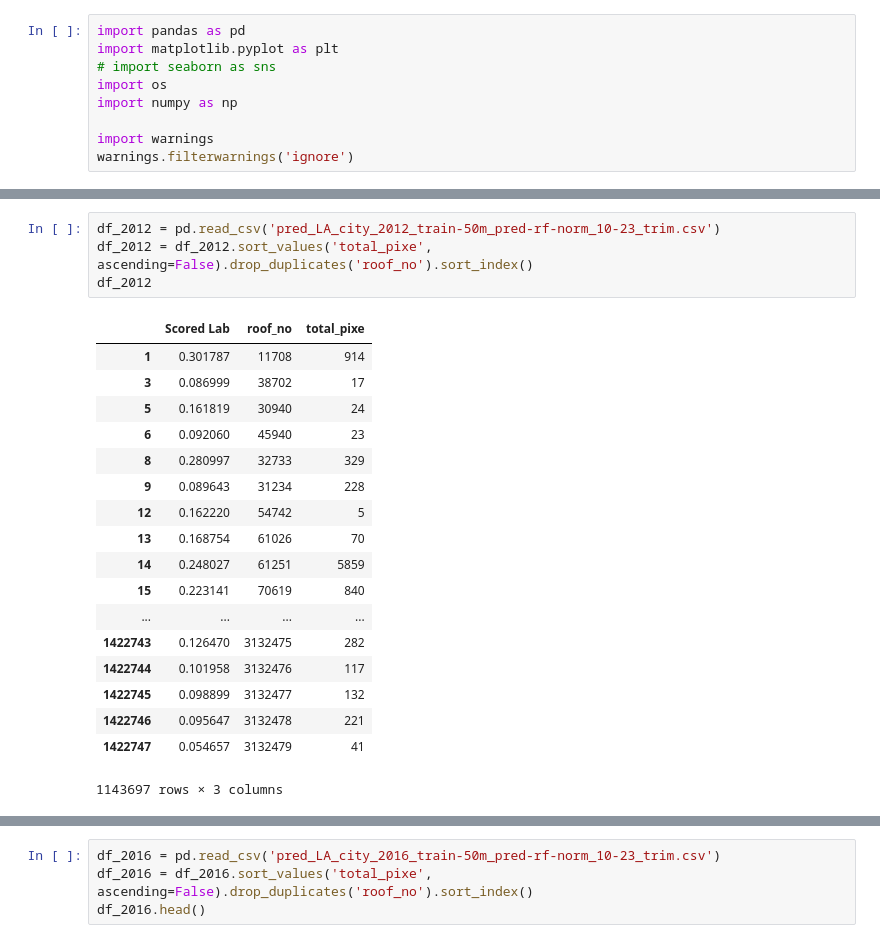
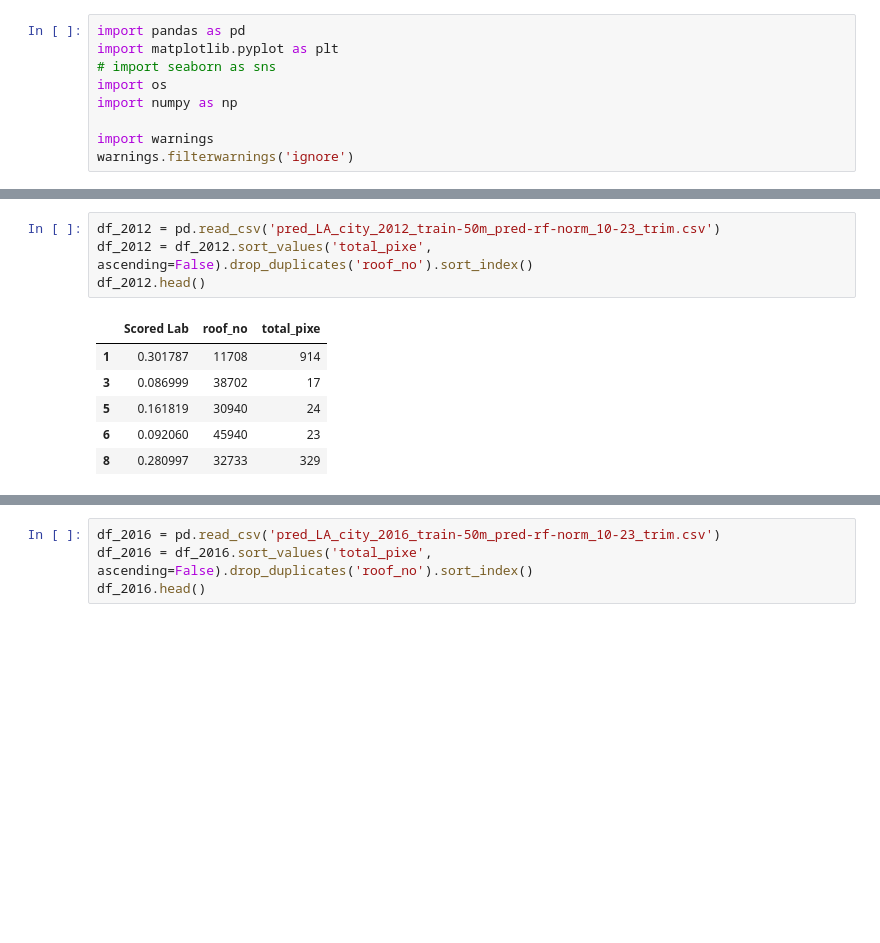
Before and after one commit to wri/UrbanHeatMitigation, a Jupyter notebook: notebooks/Vizualization/core_histogram_albedo_prediction.ipynb, the cells around one changed output, grey strips where cells are left out. Cells and saved outputs as stored; diff of their text form; blank space fills up the shorter version.

```diff
--- a/notebooks/Vizualization/core_histogram_albedo_prediction.ipynb
+++ b/notebooks/Vizualization/core_histogram_albedo_prediction.ipynb
@@ -98,26 +85,14 @@ df_2009
 # %%
 df_2012 = pd.read_csv('pred_LA_city_2012_train-50m_pred-rf-norm_10-23_trim.csv')
 df_2012 = df_2012.sort_values('total_pixe', ascending=False).drop_duplicates('roof_no').sort_index()
-df_2012
+df_2012.head()
 # %% [output]
 |  | Scored Lab | roof_no | total_pixe |
 | 1 | 0.301787 | 11708 | 914 |
 | 3 | 0.086999 | 38702 | 17 |
 | 5 | 0.161819 | 30940 | 24 |
 | 6 | 0.092060 | 45940 | 23 |
 | 8 | 0.280997 | 32733 | 329 |
-| 9 | 0.089643 | 31234 | 228 |
-| 12 | 0.162220 | 54742 | 5 |
-| 13 | 0.168754 | 61026 | 70 |
-| 14 | 0.248027 | 61251 | 5859 |
-| 15 | 0.223141 | 70619 | 840 |
-| ... | ... | ... | ... |
-| 1422743 | 0.126470 | 3132475 | 282 |
-| 1422744 | 0.101958 | 3132476 | 117 |
-| 1422745 | 0.098899 | 3132477 | 132 |
-| 1422746 | 0.095647 | 3132478 | 221 |
-| 1422747 | 0.054657 | 3132479 | 41 |
-1143697 rows × 3 columns
 # %%
 df_2014 = pd.read_csv('pred_LA_city_2014_train-50m_pred-rf-norm_10-23_trim.csv')
 df_2014 = df_2014.sort_values('total_pixe', ascending=False).drop_duplicates('roof_no').sort_index()
```
Also changed, not shown: parts of 8 cells of this notebook.
